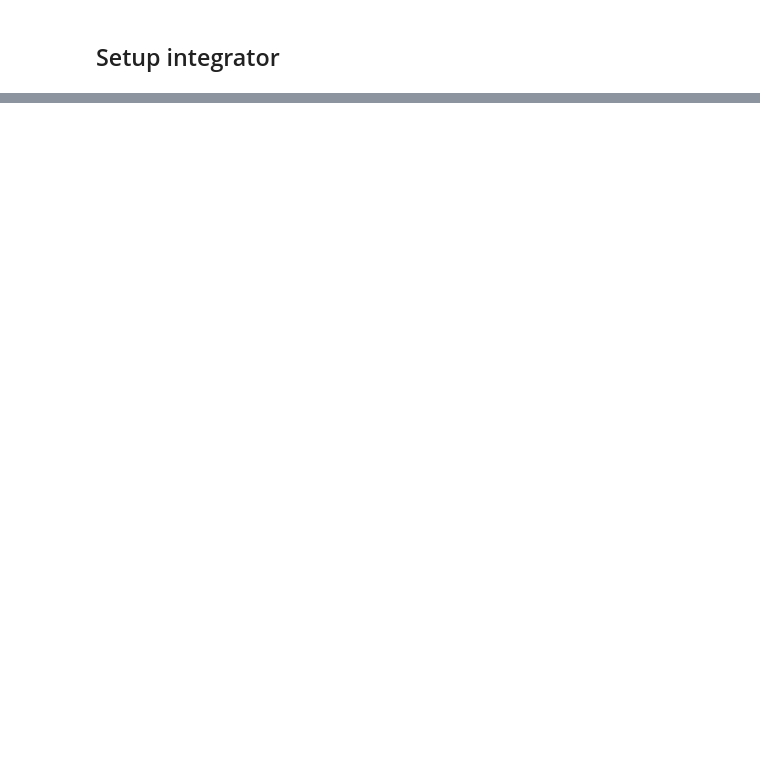
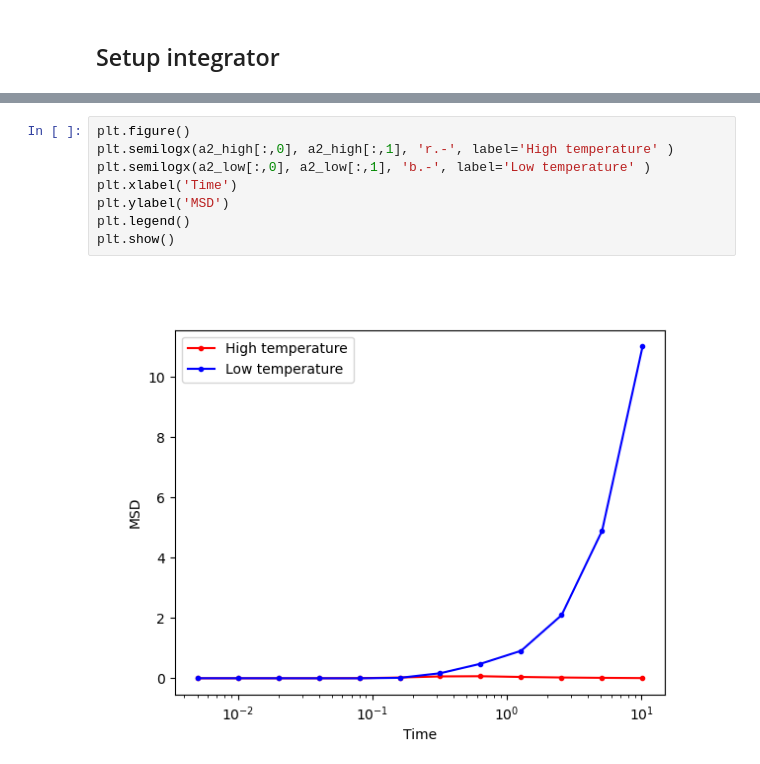
Before and after one commit to jklust/gamdpy, a Jupyter notebook: examples/LJoutput.ipynb, the cells around one changed output, grey strips where cells are left out. Drawn from its saved outputs; the diff is of its cells as text; blank space fills up the shorter version.

```diff
--- a/examples/LJoutput.ipynb
+++ b/examples/LJoutput.ipynb
@@ -401,0 +518,10 @@ conf_list[0].nbytes*1000/1024/1024
+# %%
+plt.figure()
+plt.semilogx(a2_high[:,0], a2_high[:,1], 'r.-', label='High temperature' )
+plt.semilogx(a2_low[:,0], a2_low[:,1], 'b.-', label='Low temperature' )
+plt.xlabel('Time')
+plt.ylabel('MSD')
+plt.legend()
+plt.show()
+# %% [output]
+[figure, added]
```
Also changed, not shown: parts of 49 cells of this notebook, 8 other files.
